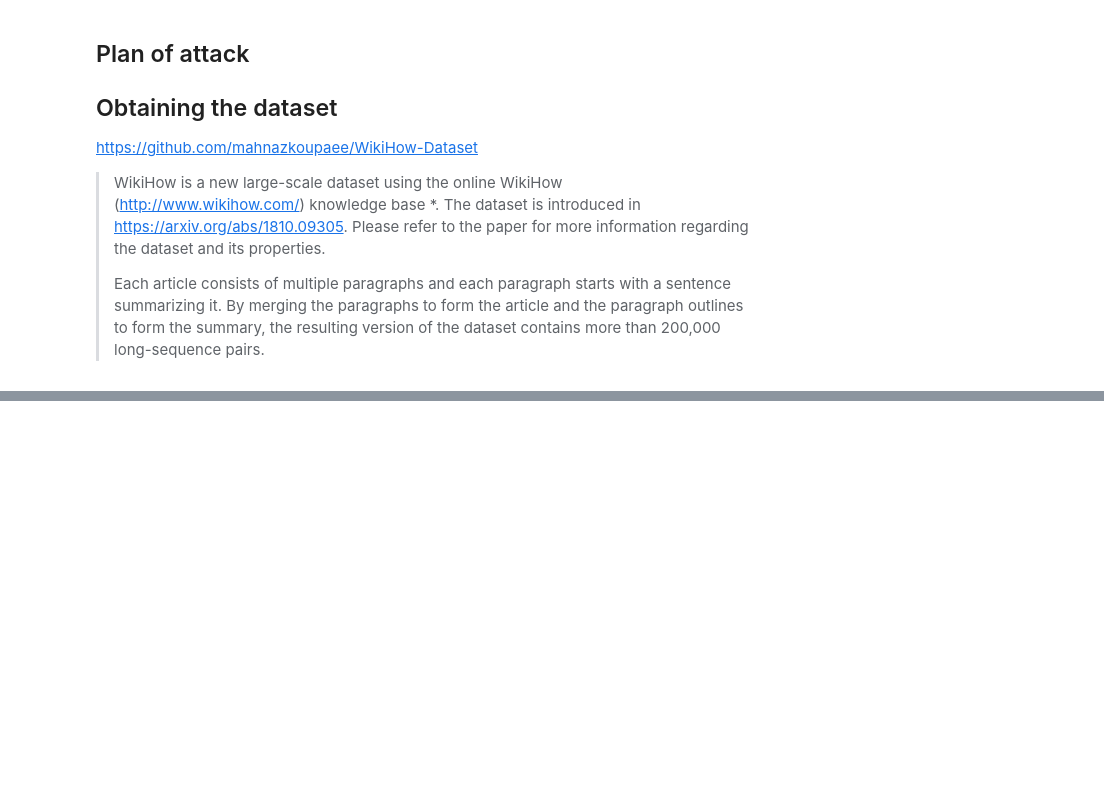
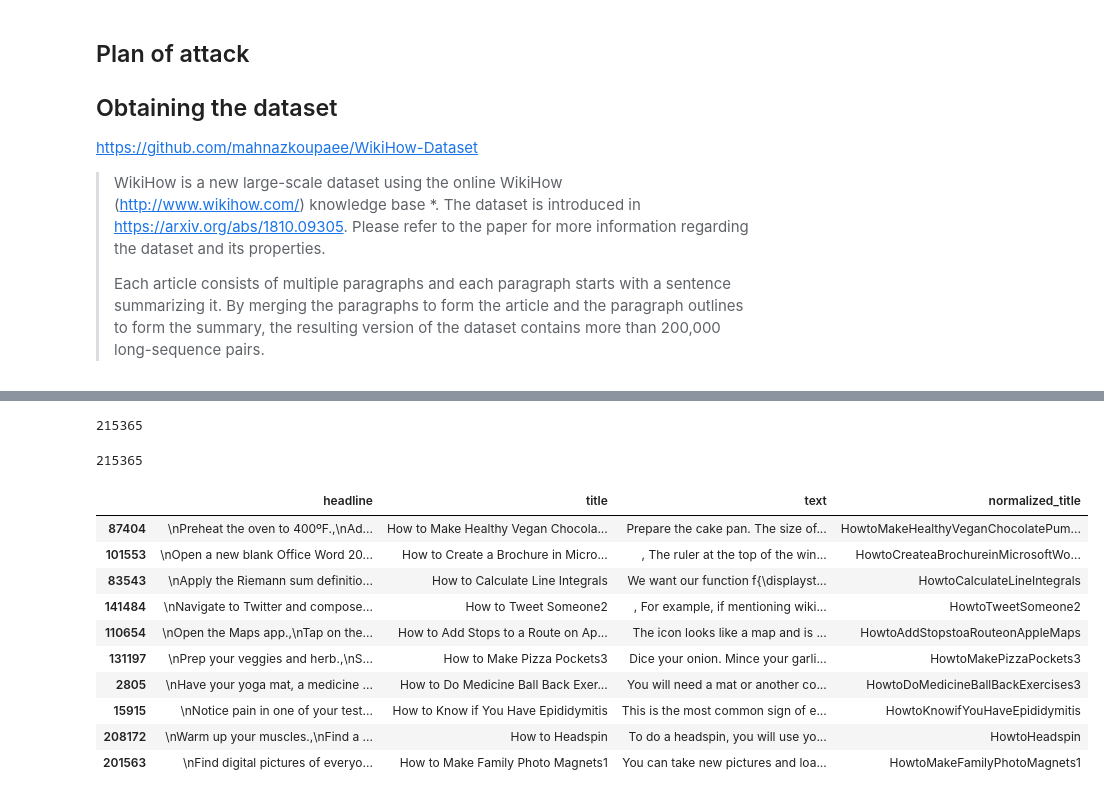
Before and after one commit to kamilc/neural-text-summarization, a Jupyter notebook: NLP.ipynb, the cells around one changed output, grey strips where cells are left out. Drawn from its saved outputs; the diff is of its cells as text; code cells hidden in the pictures; blank space fills up the shorter version.

```diff
--- a/NLP.ipynb
+++ b/NLP.ipynb
@@ -31,0 +110,8 @@ val
+# %%
+len(articles['title'])
+# %% [output]
+215365
+# %%
+len(articles['title'].unique())
+# %% [output]
+215365
@@ -31,0 +120,14 @@ val
+# %%
+articles.sample(n=10, random_state=2020)
+# %% [output]
+|  | headline | title | text | normalized_title |
+| 87404 | \nPreheat the oven to 400ºF.,\nAd... | How to Make Healthy Vegan Chocola... | Prepare the cake pan. The size of... | HowtoMakeHealthyVeganChocolatePum... |
+| 101553 | \nOpen a new blank Office Word 20... | How to Create a Brochure in Micro... | , The ruler at the top of the win... | HowtoCreateaBrochureinMicrosoftWo... |
+| 83543 | \nApply the Riemann sum definitio... | How to Calculate Line Integrals | We want our function f{\displayst... | HowtoCalculateLineIntegrals |
+| 141484 | \nNavigate to Twitter and compose... | How to Tweet Someone2 | , For example, if mentioning wiki... | HowtoTweetSomeone2 |
+| 110654 | \nOpen the Maps app.,\nTap on the... | How to Add Stops to a Route on Ap... | The icon looks like a map and is ... | HowtoAddStopstoaRouteonAppleMaps |
+| 131197 | \nPrep your veggies and herb.,\nS... | How to Make Pizza Pockets3 | Dice your onion. Mince your garli... | HowtoMakePizzaPockets3 |
+| 2805 | \nHave your yoga mat, a medicine ... | How to Do Medicine Ball Back Exer... | You will need a mat or another co... | HowtoDoMedicineBallBackExercises3 |
+| 15915 | \nNotice pain in one of your test... | How to Know if You Have Epididymitis | This is the most common sign of e... | HowtoKnowifYouHaveEpididymitis |
+| 208172 | \nWarm up your muscles.,\nFind a ... | How to Headspin | To do a headspin, you will use yo... | HowtoHeadspin |
+| 201563 | \nFind digital pictures of everyo... | How to Make Family Photo Magnets1 | You can take new pictures and loa... | HowtoMakeFamilyPhotoMagnets1 |
```
Also changed, not shown: parts of 55 cells of this notebook, 2 other files.
